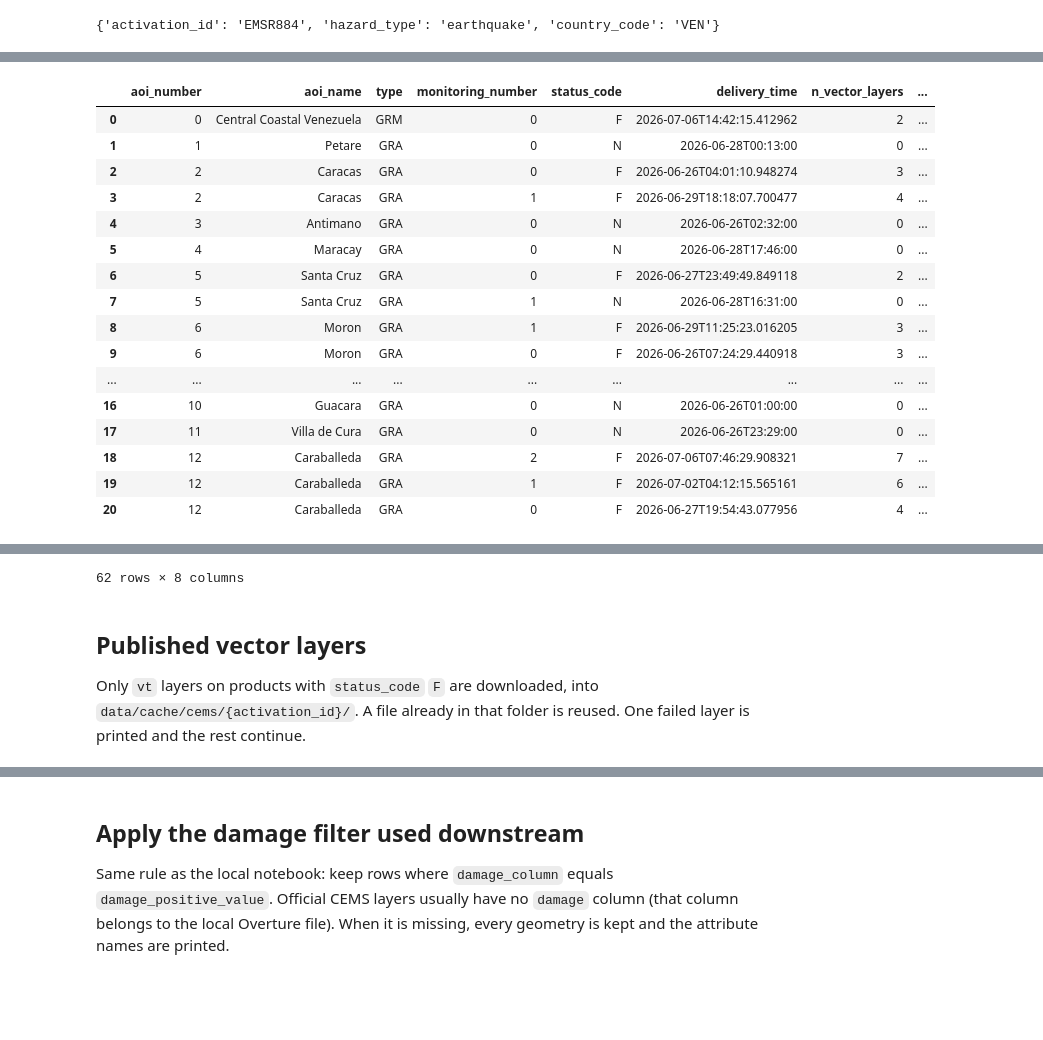
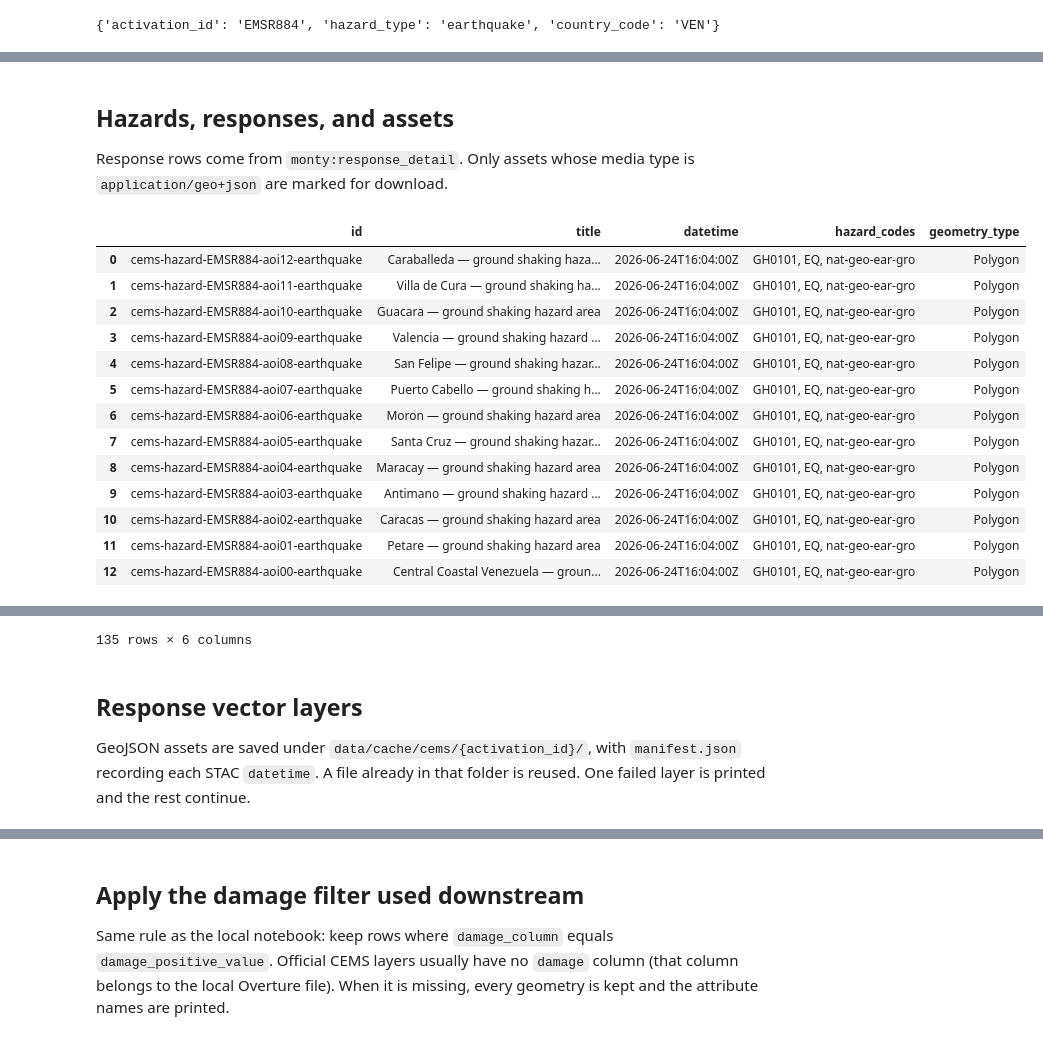
Before and after one commit to developmentseed/esa-montandon, a Jupyter notebook: deliverables/D2.4-use-cases/D2.4.2-use-case2/notebooks/01_cems_api_ingestion.ipynb, the cells around one changed output, grey strips where cells are left out. Cells and saved outputs as stored; diff of their text form; code cells hidden in the pictures; blank space fills up the shorter version.

```diff
--- a/deliverables/D2.4-use-cases/D2.4.2-use-case2/notebooks/01_cems_api_ingestion.ipynb
+++ b/deliverables/D2.4-use-cases/D2.4.2-use-case2/notebooks/01_cems_api_ingestion.ipynb
@@ -41,0 +32,10 @@ print(activation_summary(activation))
+# %%
+from src.cems_api import event_summary, fetch_stac_activation
+
+activation = fetch_stac_activation(ACTIVATION_ID)
+print(event_summary(activation['event']))
+print({
+    'hazards': len(activation['hazards']),
+    'responses': len(activation['responses']),
+    'impacts': len(activation['impacts']),
+})
@@ -42,26 +45,24 @@ print(activation_summary(activation))
+# %% [markdown]
+## Hazards, responses, and assets
+Response rows come from `monty:response_detail`. Only assets whose media type is `application/geo+json` are marked for download.
 # %%
-from src.cems_api import layer_index, product_catalog
+from src.cems_api import asset_index, hazard_table, response_table
 
-catalog = product_catalog(activation)
-display(catalog)
-
-layers = layer_index(activation)
-display(layers)
+display(hazard_table(activation['hazards']))
+display(response_table(activation['responses']))
+display(asset_index(activation['responses']))
 # %% [output]
-|  | aoi_number | aoi_name | type | monitoring_number | status_code | delivery_time | n_vector_layers | ... |
-| 0 | 0 | Central Coastal Venezuela | GRM | 0 | F | 2026-07-06T14:42:15.412962 | 2 | ... |
-| 1 | 1 | Petare | GRA | 0 | N | 2026-06-28T00:13:00 | 0 | ... |
-| 2 | 2 | Caracas | GRA | 0 | F | 2026-06-26T04:01:10.948274 | 3 | ... |
-| 3 | 2 | Caracas | GRA | 1 | F | 2026-06-29T18:18:07.700477 | 4 | ... |
-| 4 | 3 | Antimano | GRA | 0 | N | 2026-06-26T02:32:00 | 0 | ... |
-| 5 | 4 | Maracay | GRA | 0 | N | 2026-06-28T17:46:00 | 0 | ... |
-| 6 | 5 | Santa Cruz | GRA | 0 | F | 2026-06-27T23:49:49.849118 | 2 | ... |
-| 7 | 5 | Santa Cruz | GRA | 1 | N | 2026-06-28T16:31:00 | 0 | ... |
-| 8 | 6 | Moron | GRA | 1 | F | 2026-06-29T11:25:23.016205 | 3 | ... |
-| 9 | 6 | Moron | GRA | 0 | F | 2026-06-26T07:24:29.440918 | 3 | ... |
-| ... | ... | ... | ... | ... | ... | ... | ... | ... |
-| 16 | 10 | Guacara | GRA | 0 | N | 2026-06-26T01:00:00 | 0 | ... |
-| 17 | 11 | Villa de Cura | GRA | 0 | N | 2026-06-26T23:29:00 | 0 | ... |
-| 18 | 12 | Caraballeda | GRA | 2 | F | 2026-07-06T07:46:29.908321 | 7 | ... |
-| 19 | 12 | Caraballeda | GRA | 1 | F | 2026-07-02T04:12:15.565161 | 6 | ... |
-| 20 | 12 | Caraballeda | GRA | 0 | F | 2026-06-27T19:54:43.077956 | 4 | ... |
+|  | id | title | datetime | hazard_codes | geometry_type |
+| 0 | cems-hazard-EMSR884-aoi12-earthquake | Caraballeda — ground shaking haza... | 2026-06-24T16:04:00Z | GH0101, EQ, nat-geo-ear-gro | Polygon |
+| 1 | cems-hazard-EMSR884-aoi11-earthquake | Villa de Cura — ground shaking ha... | 2026-06-24T16:04:00Z | GH0101, EQ, nat-geo-ear-gro | Polygon |
+| 2 | cems-hazard-EMSR884-aoi10-earthquake | Guacara — ground shaking hazard area | 2026-06-24T16:04:00Z | GH0101, EQ, nat-geo-ear-gro | Polygon |
+| 3 | cems-hazard-EMSR884-aoi09-earthquake | Valencia — ground shaking hazard ... | 2026-06-24T16:04:00Z | GH0101, EQ, nat-geo-ear-gro | Polygon |
+| 4 | cems-hazard-EMSR884-aoi08-earthquake | San Felipe — ground shaking hazar... | 2026-06-24T16:04:00Z | GH0101, EQ, nat-geo-ear-gro | Polygon |
+| 5 | cems-hazard-EMSR884-aoi07-earthquake | Puerto Cabello — ground shaking h... | 2026-06-24T16:04:00Z | GH0101, EQ, nat-geo-ear-gro | Polygon |
+| 6 | cems-hazard-EMSR884-aoi06-earthquake | Moron — ground shaking hazard area | 2026-06-24T16:04:00Z | GH0101, EQ, nat-geo-ear-gro | Polygon |
+| 7 | cems-hazard-EMSR884-aoi05-earthquake | Santa Cruz — ground shaking hazar... | 2026-06-24T16:04:00Z | GH0101, EQ, nat-geo-ear-gro | Polygon |
+| 8 | cems-hazard-EMSR884-aoi04-earthquake | Maracay — ground shaking hazard area | 2026-06-24T16:04:00Z | GH0101, EQ, nat-geo-ear-gro | Polygon |
+| 9 | cems-hazard-EMSR884-aoi03-earthquake | Antimano — ground shaking hazard ... | 2026-06-24T16:04:00Z | GH0101, EQ, nat-geo-ear-gro | Polygon |
+| 10 | cems-hazard-EMSR884-aoi02-earthquake | Caracas — ground shaking hazard area | 2026-06-24T16:04:00Z | GH0101, EQ, nat-geo-ear-gro | Polygon |
+| 11 | cems-hazard-EMSR884-aoi01-earthquake | Petare — ground shaking hazard area | 2026-06-24T16:04:00Z | GH0101, EQ, nat-geo-ear-gro | Polygon |
+| 12 | cems-hazard-EMSR884-aoi00-earthquake | Central Coastal Venezuela — groun... | 2026-06-24T16:04:00Z | GH0101, EQ, nat-geo-ear-gro | Polygon |
@@ -80,5 +98,5 @@ display(layers)
-62 rows × 8 columns
+135 rows × 6 columns
 # %% [markdown]
-## Published vector layers
-Only `vt` layers on products with `status_code` `F` are downloaded, into `data/cache/cems/{activation_id}/`. A file already in that folder is reused. One failed layer is printed and the rest continue.
+## Response vector layers
+GeoJSON assets are saved under `data/cache/cems/{activation_id}/`, with `manifest.json` recording each STAC `datetime`. A file already in that folder is reused. One failed layer is printed and the rest continue.
 # %%
```
Also changed, not shown: parts of 11 cells of this notebook, 10 other files.
